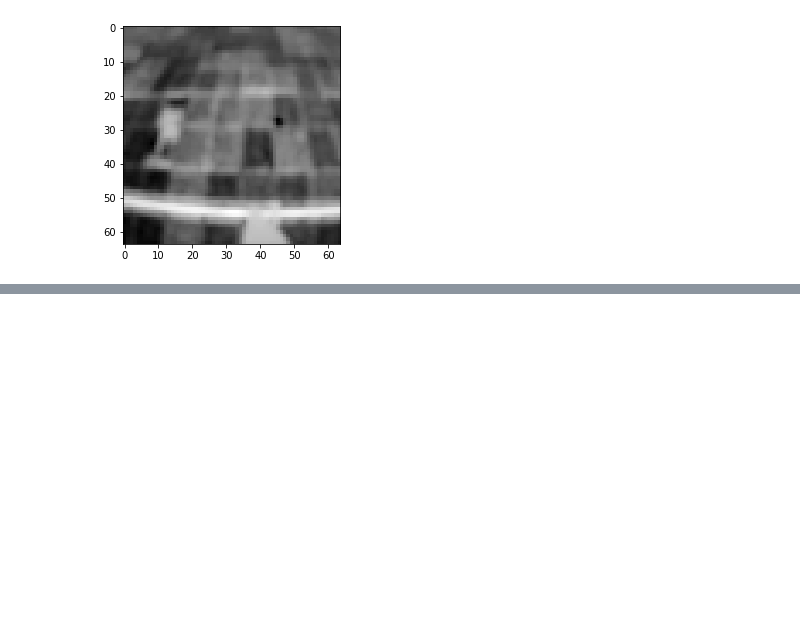
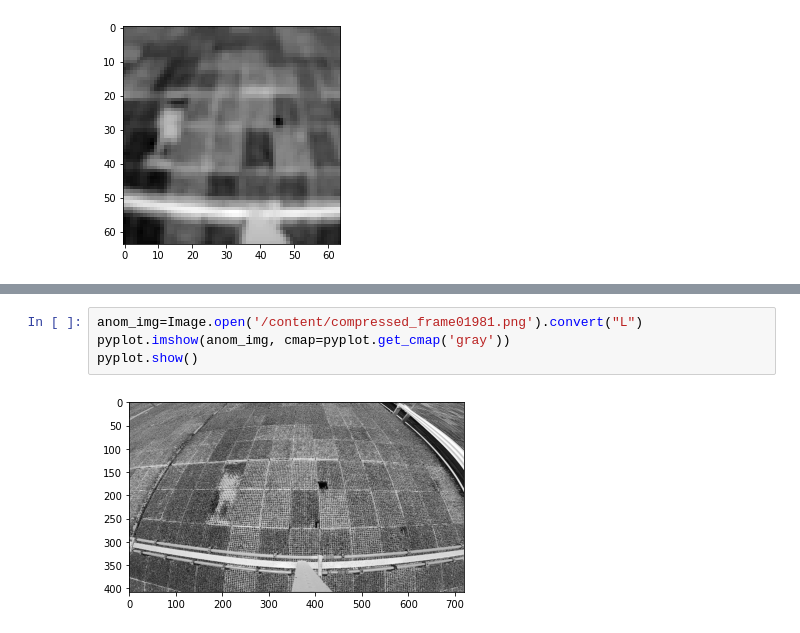
Before and after one commit to nastyadunaeva/searching_for_anomalies, a Jupyter notebook: model.ipynb, the cells around one changed output, grey strips where cells are left out. Drawn from its saved outputs; the diff is of its cells as text; blank space fills up the shorter version.

```diff
--- a/model.ipynb
+++ b/model.ipynb
@@ -619,0 +541,6 @@ pyplot.show()
+# %%
+anom_img=Image.open('/content/compressed_frame01981.png').convert("L")
+pyplot.imshow(anom_img, cmap=pyplot.get_cmap('gray'))
+pyplot.show()
+# %% [output]
+[figure, added]
```
Also changed, not shown: parts of 90 cells of this notebook.
